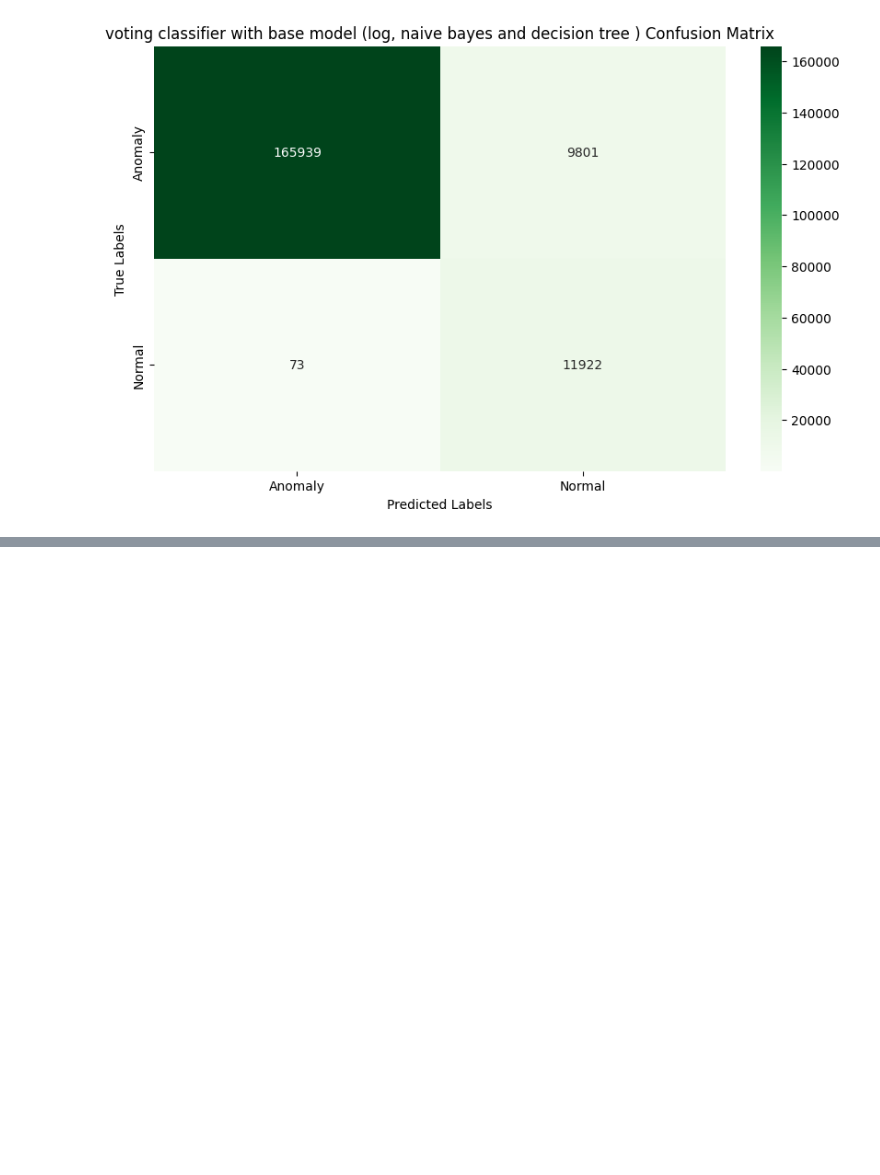
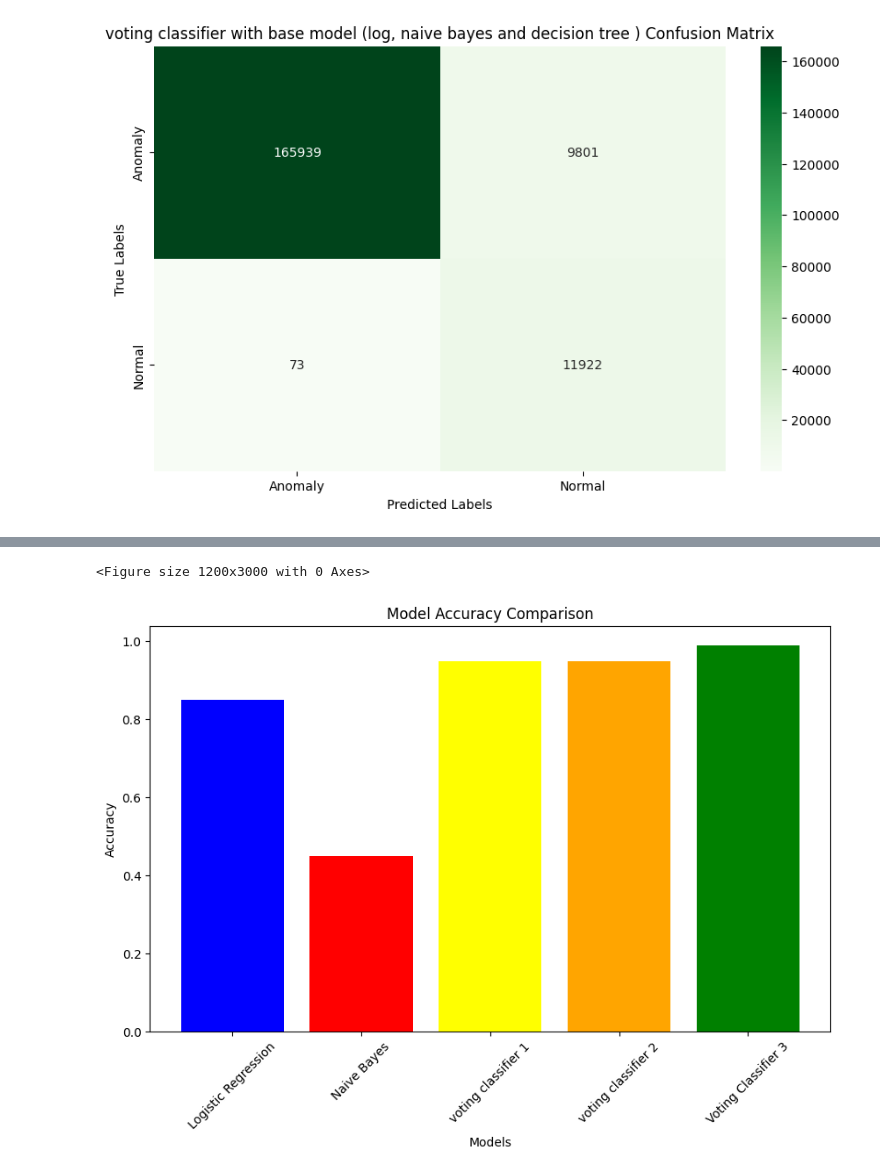
Before and after one commit to nonyeashley/Network-Intrusion-Detection-Using-Ensemble-Method-, a Jupyter notebook: Network_Intrusion.ipynb, the cells around one changed output, grey strips where cells are left out. Cells and saved outputs as stored; diff of their text form; code cells hidden in the pictures; blank space fills up the shorter version.

```diff
--- a/Network_Intrusion.ipynb
+++ b/Network_Intrusion.ipynb
@@ -715,0 +785,16 @@ Text(95.72222222222221, 0.5, 'True Labels')
+# %%
+## plotting accuracy graph for all the modelds
+plt.figure(figsize=(12,30))
+models = ['Logistic Regression', 'Naive Bayes', 'voting classifier 1','voting classifier 2', 'Voting Classifier 3']
+accuracy=[0.85,0.45,0.95,0.95,0.99]
+color=['blue','red','yellow','orange','green']
+plt.figure(figsize=(10,6))
+plt.bar(models,accuracy,color=color)
+plt.xlabel('Models')
+plt.ylabel('Accuracy')
+plt.title('Model Accuracy Comparison')
+plt.xticks(rotation=45)
+plt.show()
+# %% [output]
+<Figure size 1200x3000 with 0 Axes>
+[figure, added]
```
Also changed, not shown: parts of 10 cells of this notebook.
